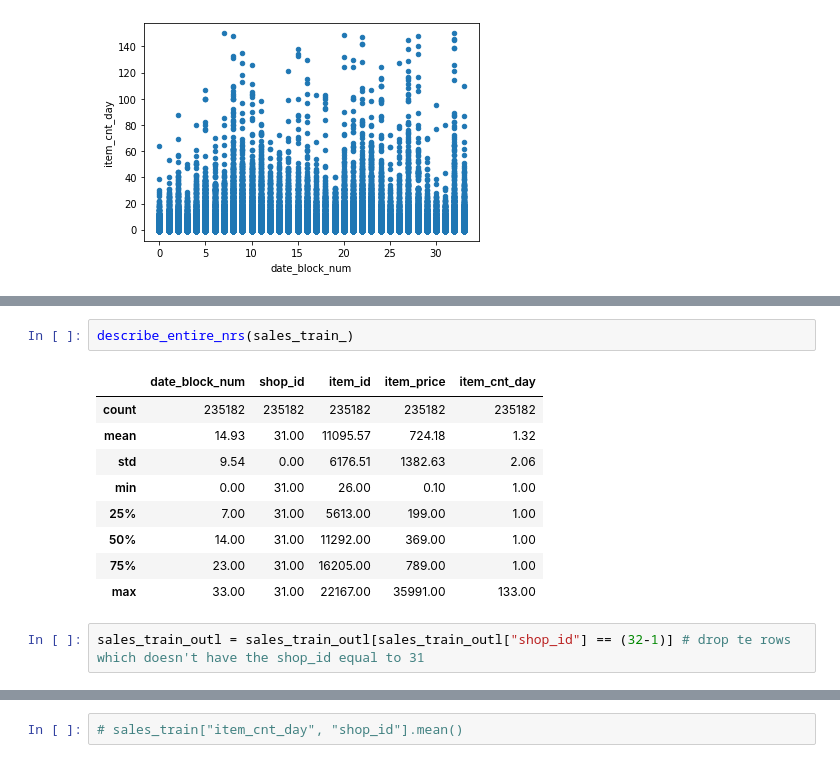
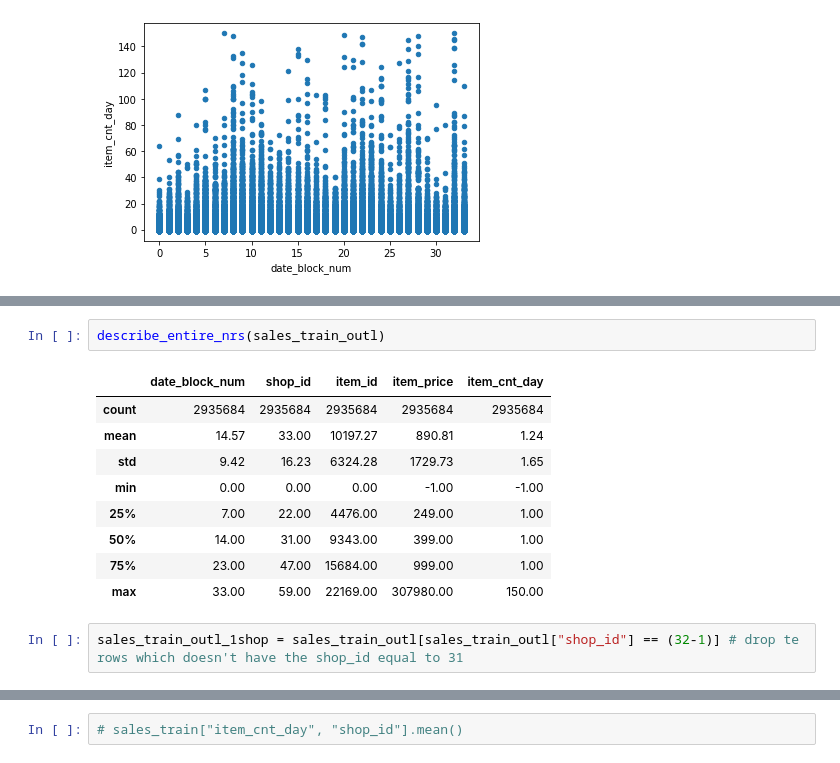
Before and after one commit to nyculescu/kaggle__competitive_data_science_predict_future_sales, a Jupyter notebook: 01_kernel_nb.ipynb, the cells around one changed output, grey strips where cells are left out. Drawn from its saved outputs; the diff is of its cells as text.

```diff
--- a/01_kernel_nb.ipynb
+++ b/01_kernel_nb.ipynb
@@ -197,14 +195,14 @@ max value:  [31] 235182
 # %%
-describe_entire_nrs(sales_train_)
+describe_entire_nrs(sales_train_outl)
 # %% [output]
 |  | date_block_num | shop_id | item_id | item_price | item_cnt_day |
-| count | 235182 | 235182 | 235182 | 235182 | 235182 |
-| mean | 14.93 | 31.00 | 11095.57 | 724.18 | 1.32 |
-| std | 9.54 | 0.00 | 6176.51 | 1382.63 | 2.06 |
-| min | 0.00 | 31.00 | 26.00 | 0.10 | 1.00 |
-| 25% | 7.00 | 31.00 | 5613.00 | 199.00 | 1.00 |
-| 50% | 14.00 | 31.00 | 11292.00 | 369.00 | 1.00 |
-| 75% | 23.00 | 31.00 | 16205.00 | 789.00 | 1.00 |
-| max | 33.00 | 31.00 | 22167.00 | 35991.00 | 133.00 |
+| count | 2935684 | 2935684 | 2935684 | 2935684 | 2935684 |
+| mean | 14.57 | 33.00 | 10197.27 | 890.81 | 1.24 |
+| std | 9.42 | 16.23 | 6324.28 | 1729.73 | 1.65 |
+| min | 0.00 | 0.00 | 0.00 | -1.00 | -1.00 |
+| 25% | 7.00 | 22.00 | 4476.00 | 249.00 | 1.00 |
+| 50% | 14.00 | 31.00 | 9343.00 | 399.00 | 1.00 |
+| 75% | 23.00 | 47.00 | 15684.00 | 999.00 | 1.00 |
+| max | 33.00 | 59.00 | 22169.00 | 307980.00 | 150.00 |
 # %%
-sales_train_outl = sales_train_outl[sales_train_outl["shop_id"] == (32-1)] # drop te rows which doesn't have the shop_id equal to 31
+sales_train_outl_1shop = sales_train_outl[sales_train_outl["shop_id"] == (32-1)] # drop te rows which doesn't have the shop_id equal to 31
```
Also changed, not shown: parts of 7 cells of this notebook.
